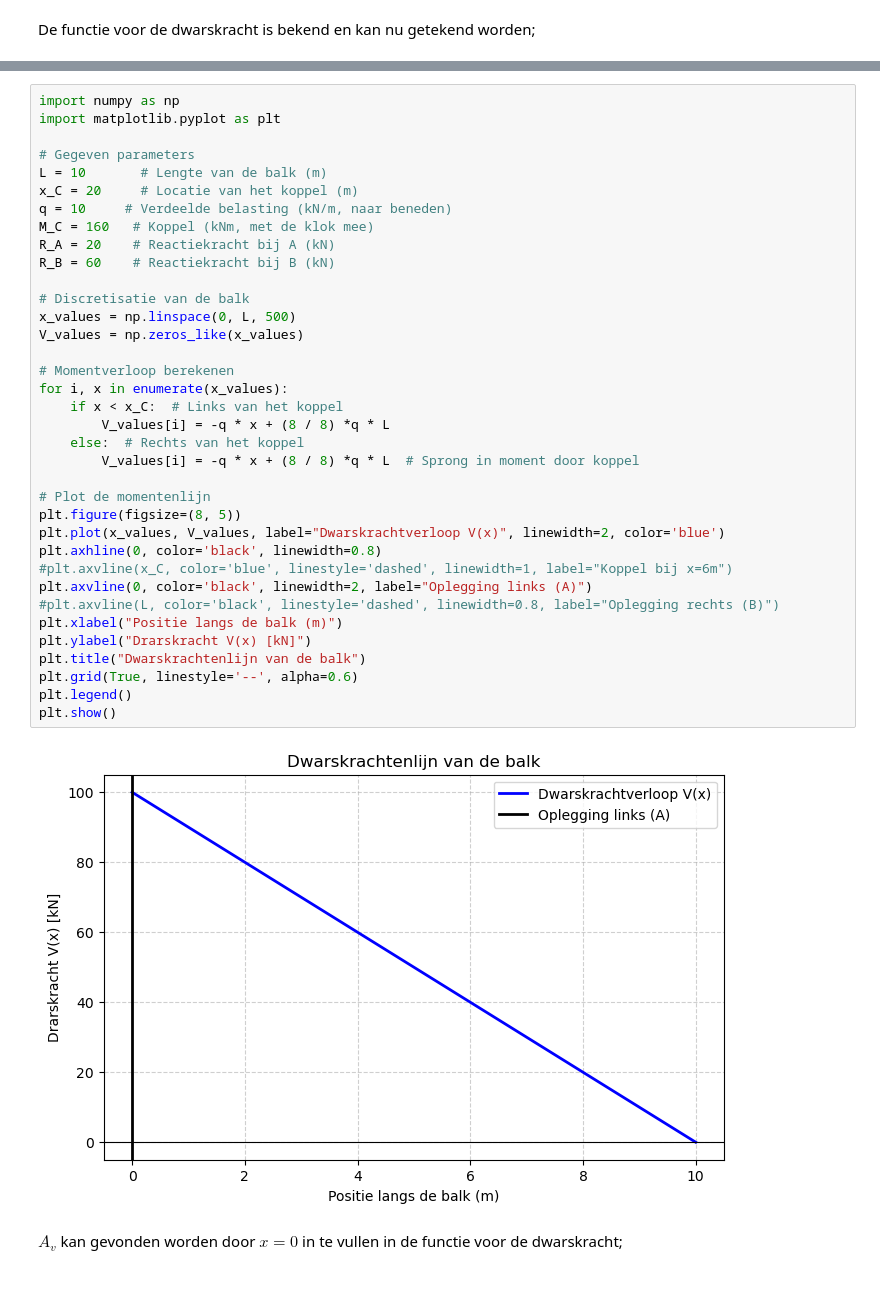
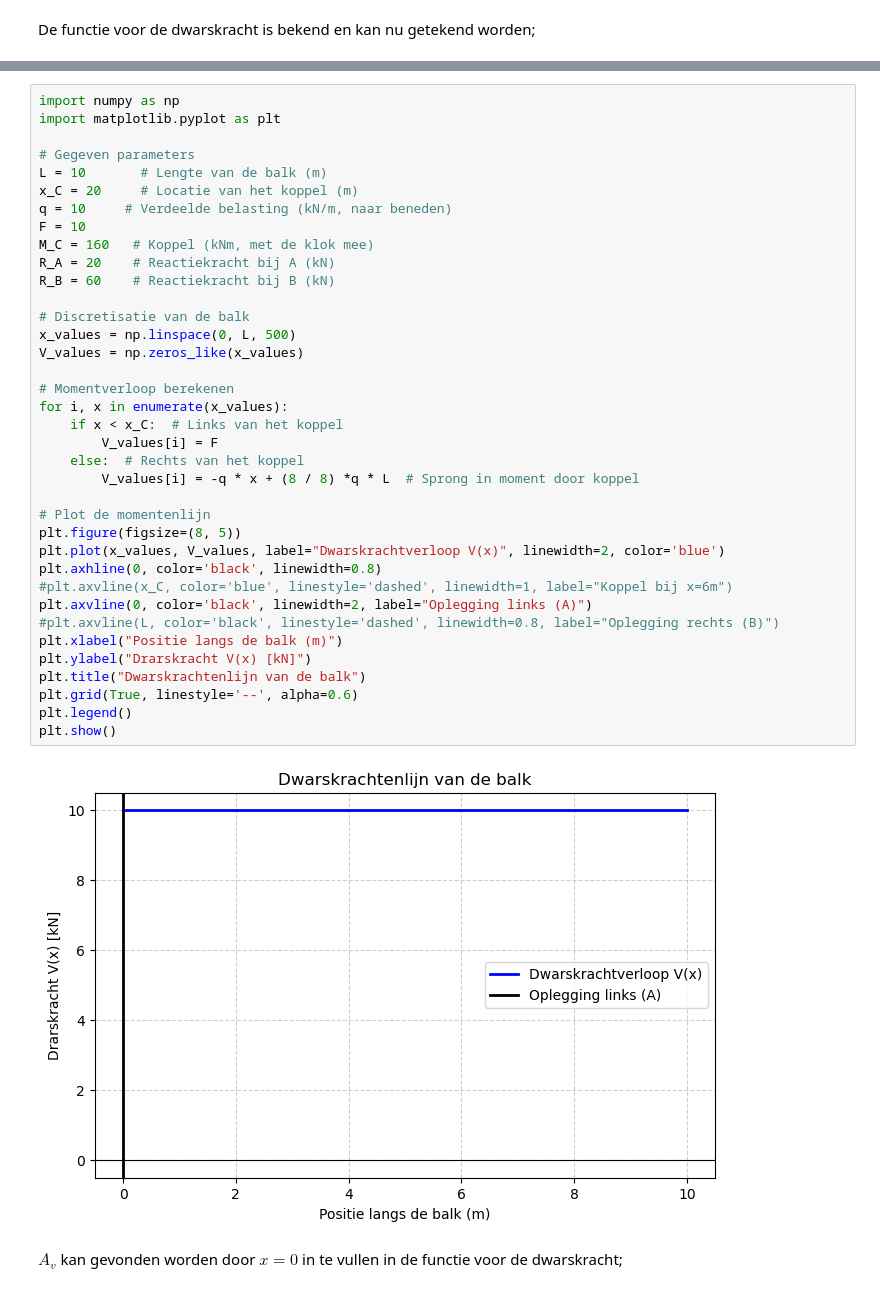
Before and after one commit to HHS-boeken/Mechanica, a Jupyter notebook: book/H1/Opgave_les2_7.ipynb, the cells around one changed output, grey strips where cells are left out. Saved outputs shown, nothing was run; the diff lists cells and outputs as text.

```diff
--- a/book/H1/Opgave_les2_7.ipynb
+++ b/book/H1/Opgave_les2_7.ipynb
@@ -189,36 +187,37 @@ import matplotlib.pyplot as plt
 L = 10       # Lengte van de balk (m)
 x_C = 20     # Locatie van het koppel (m)
 q = 10     # Verdeelde belasting (kN/m, naar beneden)
+F = 10
 M_C = 160   # Koppel (kNm, met de klok mee)
 R_A = 20    # Reactiekracht bij A (kN)
 R_B = 60    # Reactiekracht bij B (kN)
 
 # Discretisatie van de balk
 x_values = np.linspace(0, L, 500)
 V_values = np.zeros_like(x_values)
 
 # Momentverloop berekenen
 for i, x in enumerate(x_values):
     if x < x_C:  # Links van het koppel
-        V_values[i] = -q * x + (8 / 8) *q * L
+        V_values[i] = F
     else:  # Rechts van het koppel
         V_values[i] = -q * x + (8 / 8) *q * L  # Sprong in moment door koppel
 
 # Plot de momentenlijn
 plt.figure(figsize=(8, 5))
 plt.plot(x_values, V_values, label="Dwarskrachtverloop V(x)", linewidth=2, color='blue')
 plt.axhline(0, color='black', linewidth=0.8)
 #plt.axvline(x_C, color='blue', linestyle='dashed', linewidth=1, label="Koppel bij x=6m")
 plt.axvline(0, color='black', linewidth=2, label="Oplegging links (A)")
 #plt.axvline(L, color='black', linestyle='dashed', linewidth=0.8, label="Oplegging rechts (B)")
 plt.xlabel("Positie langs de balk (m)")
 plt.ylabel("Drarskracht V(x) [kN]")
 plt.title("Dwarskrachtenlijn van de balk")
 plt.grid(True, linestyle='--', alpha=0.6)
 plt.legend()
 plt.show()
 # %% [output]
-[figure, old version]
+[figure, new version]
 # %% [markdown]
 $A_v$ kan gevonden worden door $x=0$ in te vullen in de functie voor de dwarskracht;
 # %% [markdown]
```
Also changed, not shown: parts of 14 cells of this notebook, 3 other files.
